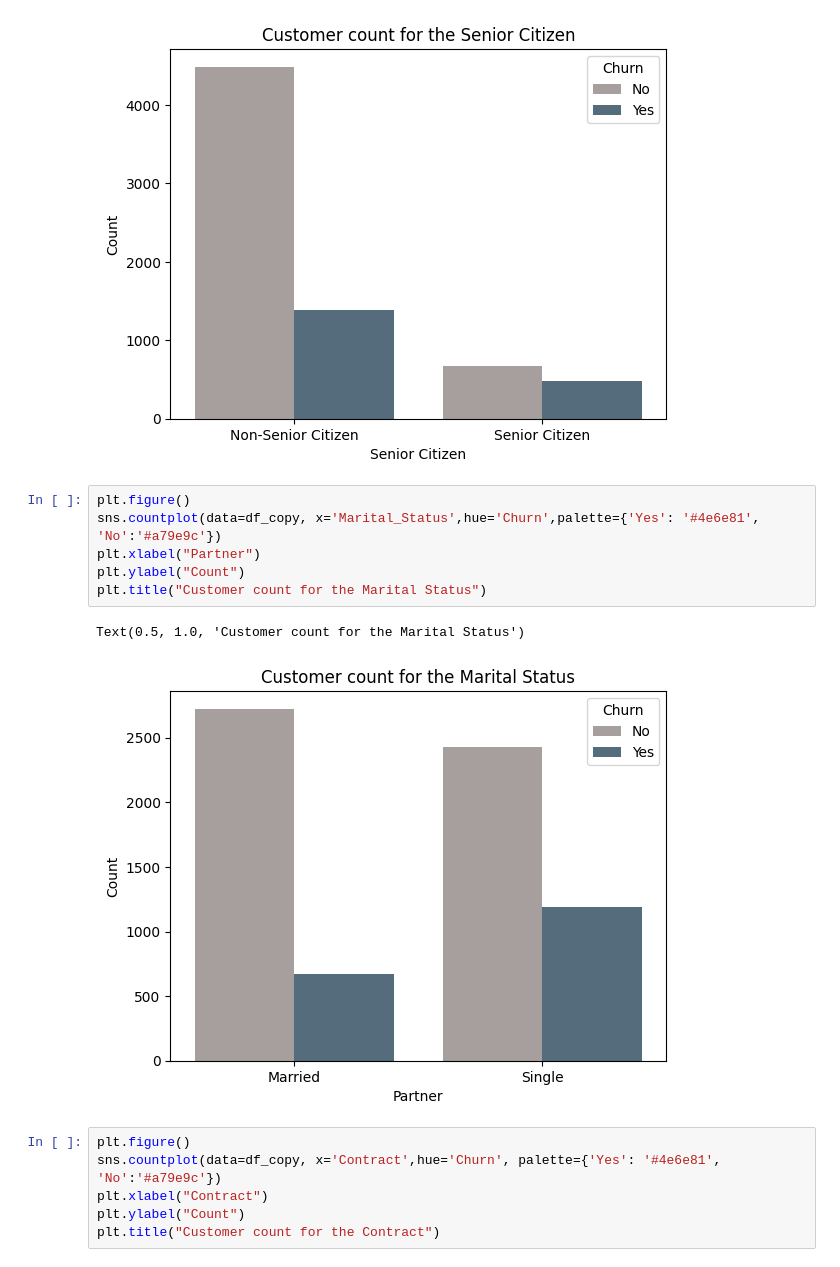
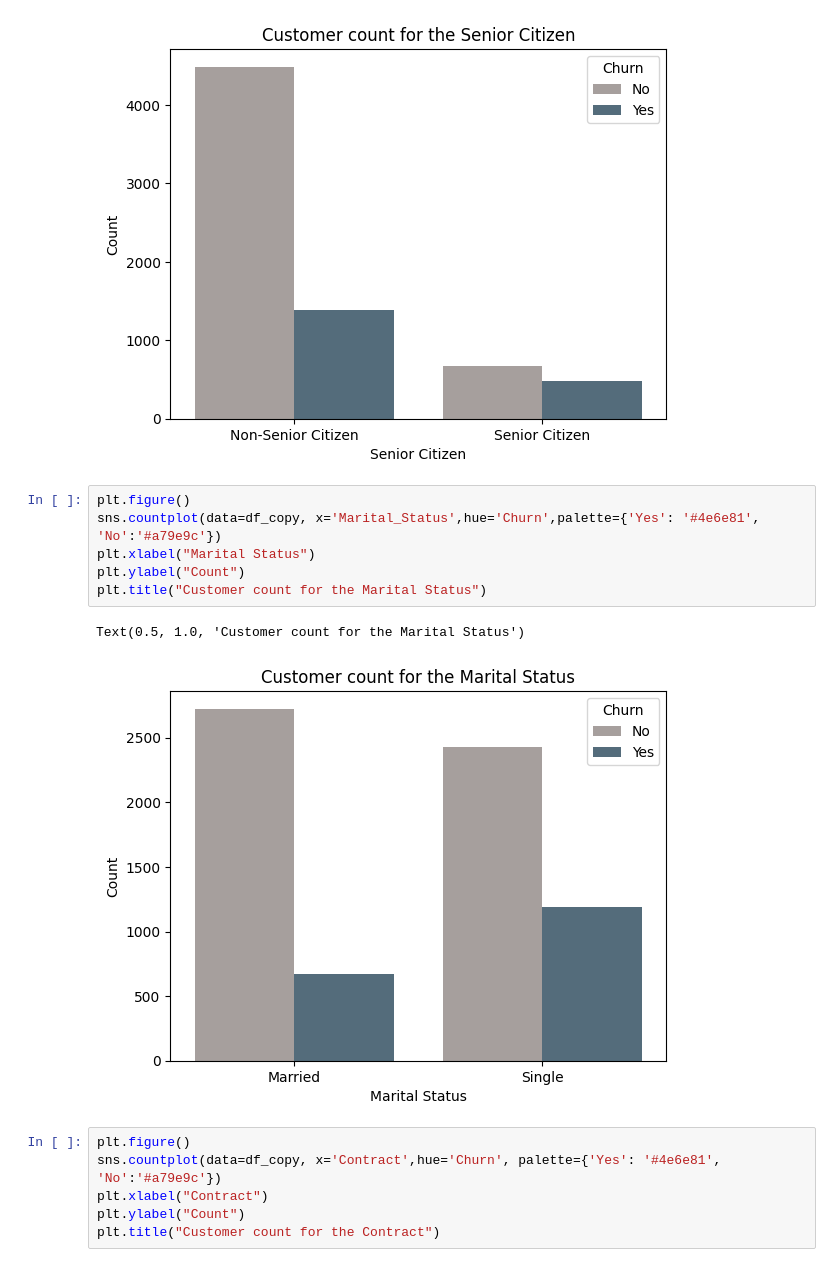
Before and after one commit to AdityaKumbhar21/Customer_Churn_Prediction, a Jupyter notebook: notebooks/01_EDA.ipynb, the cells around one changed output. Saved outputs shown, nothing was run; the diff lists cells and outputs as text.

```diff
--- a/notebooks/01_EDA.ipynb
+++ b/notebooks/01_EDA.ipynb
@@ -163,12 +163,12 @@ Text(0.5, 1.0, 'Customer count for the Senior Citizen')
 # %%
 plt.figure()
 sns.countplot(data=df_copy, x='Marital_Status',hue='Churn',palette={'Yes': '#4e6e81', 'No':'#a79e9c'})
-plt.xlabel("Partner")
+plt.xlabel("Marital Status")
 plt.ylabel("Count")
 plt.title("Customer count for the Marital Status")
 # %% [output]
 Text(0.5, 1.0, 'Customer count for the Marital Status')
-[figure, old version]
+[figure, new version]
 # %%
 plt.figure()
 sns.countplot(data=df_copy, x='Contract',hue='Churn', palette={'Yes': '#4e6e81', 'No':'#a79e9c'})
```
Also changed, not shown: 1 other file.
